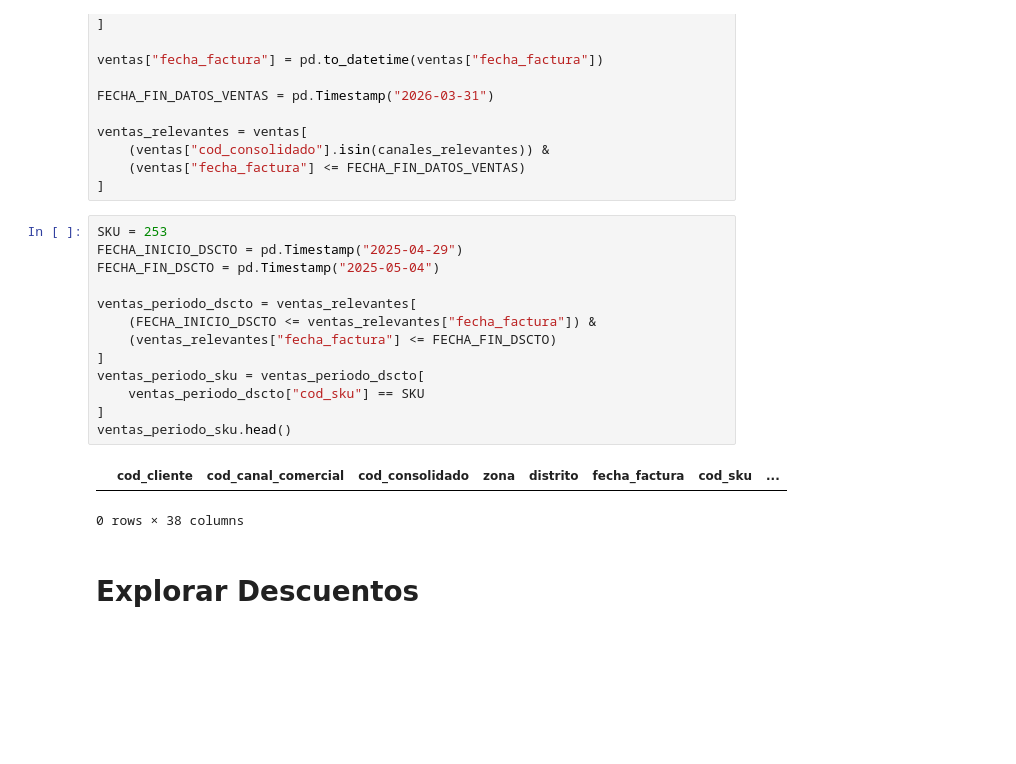
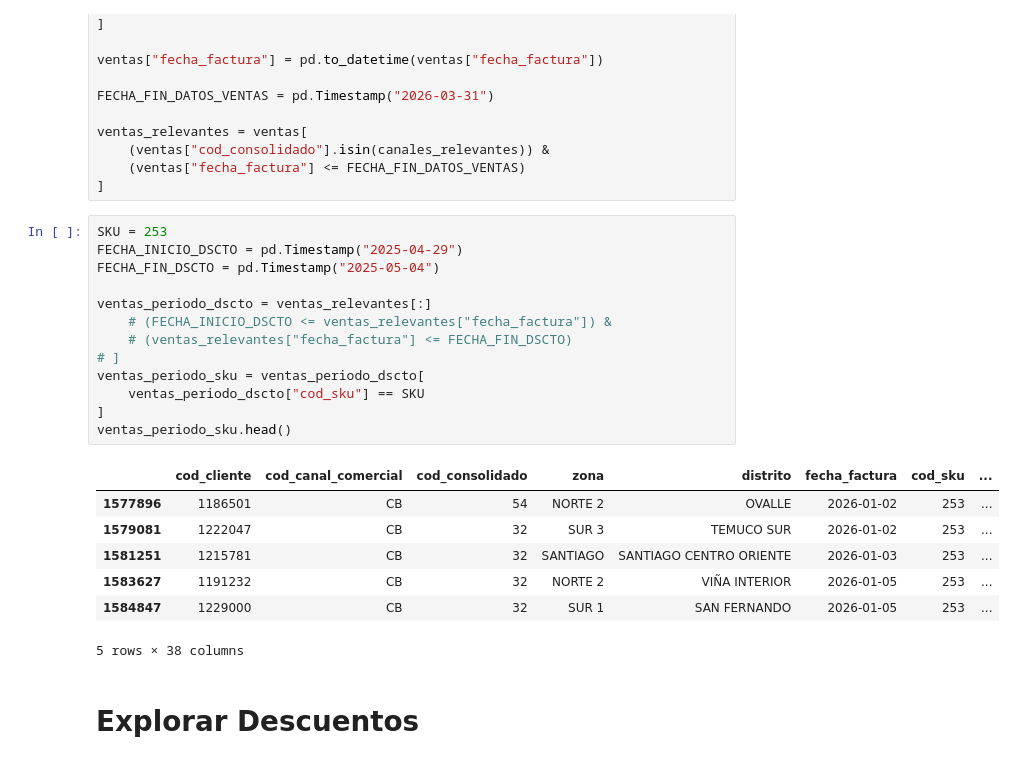
Before and after one commit to vmigonesumma/ci0103, a Jupyter notebook: exploraciones_ventas_descuentos.ipynb, the cells around one changed output. Cells and saved outputs as stored; diff of their text form; blank space fills up the shorter version.

```diff
--- a/exploraciones_ventas_descuentos.ipynb
+++ b/exploraciones_ventas_descuentos.ipynb
@@ -43,19 +43,24 @@ ventas_relevantes = ventas[
 # %%
 SKU = 253
 FECHA_INICIO_DSCTO = pd.Timestamp("2025-04-29")
 FECHA_FIN_DSCTO = pd.Timestamp("2025-05-04")
 
-ventas_periodo_dscto = ventas_relevantes[
-    (FECHA_INICIO_DSCTO <= ventas_relevantes["fecha_factura"]) &
-    (ventas_relevantes["fecha_factura"] <= FECHA_FIN_DSCTO)
-]
+ventas_periodo_dscto = ventas_relevantes[:]
+    # (FECHA_INICIO_DSCTO <= ventas_relevantes["fecha_factura"]) &
+    # (ventas_relevantes["fecha_factura"] <= FECHA_FIN_DSCTO)
+# ]
 ventas_periodo_sku = ventas_periodo_dscto[
     ventas_periodo_dscto["cod_sku"] == SKU
 ]
 ventas_periodo_sku.head()
 # %% [output]
 |  | cod_cliente | cod_canal_comercial | cod_consolidado | zona | distrito | fecha_factura | cod_sku | ... |
+| 1577896 | 1186501 | CB | 54 | NORTE 2 | OVALLE | 2026-01-02 | 253 | ... |
+| 1579081 | 1222047 | CB | 32 | SUR 3 | TEMUCO SUR | 2026-01-02 | 253 | ... |
+| 1581251 | 1215781 | CB | 32 | SANTIAGO | SANTIAGO CENTRO ORIENTE | 2026-01-03 | 253 | ... |
+| 1583627 | 1191232 | CB | 32 | NORTE 2 | VIÑA INTERIOR | 2026-01-05 | 253 | ... |
+| 1584847 | 1229000 | CB | 32 | SUR 1 | SAN FERNANDO | 2026-01-05 | 253 | ... |
-0 rows × 38 columns
+5 rows × 38 columns
 # %% [markdown]
 # Explorar Descuentos
 # %%
```
Also changed, not shown: 3 other files.
